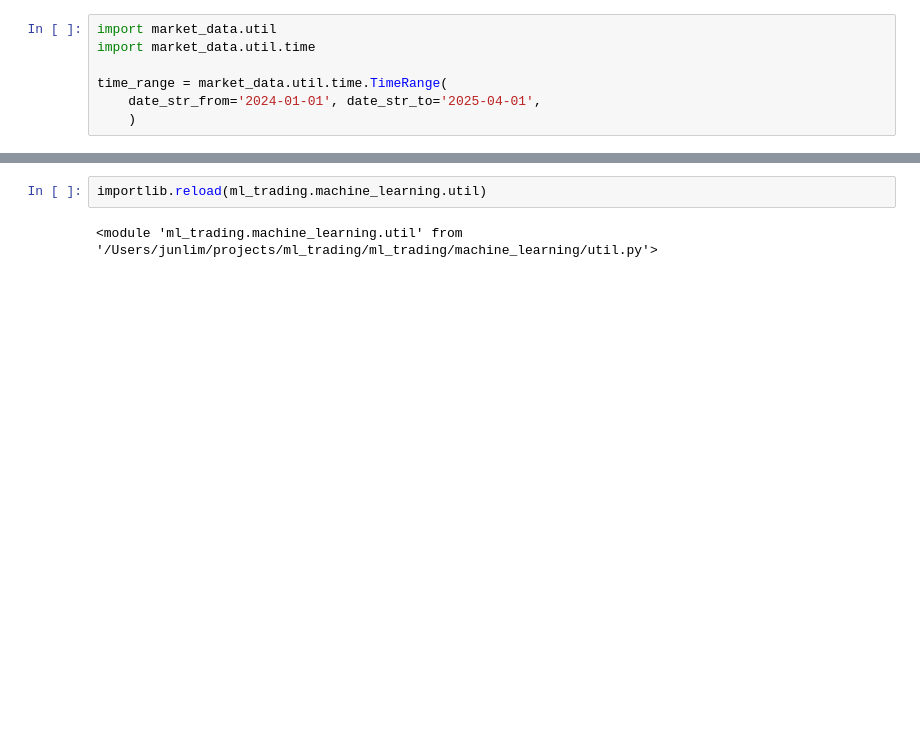
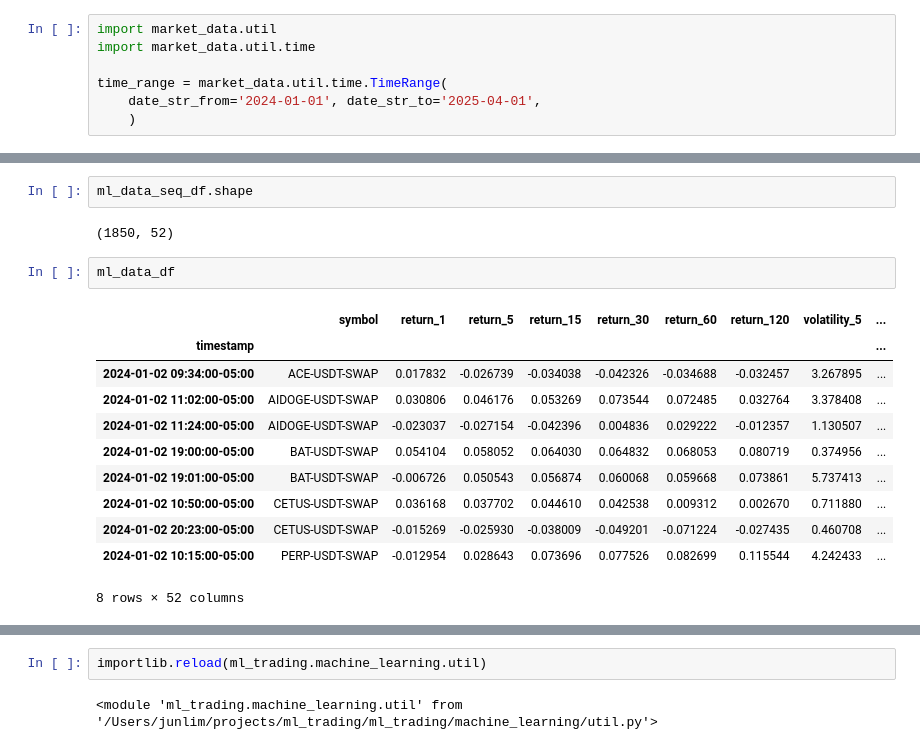
Before and after one commit to sculd/ml_trading, a Jupyter notebook: sandbox.ipynb, the cells around one changed output, grey strips where cells are left out. Drawn from its saved outputs; the diff is of its cells as text; blank space fills up the shorter version.

```diff
--- a/sandbox.ipynb
+++ b/sandbox.ipynb
@@ -30,3 +138,21 @@ time_range = market_data.util.time.TimeRange(
+# %%
+ml_data_seq_df.shape
+# %% [output]
+(1850, 52)
+# %%
+ml_data_df
+# %% [output]
+|  | symbol | return_1 | return_5 | return_15 | return_30 | return_60 | return_120 | volatility_5 | ... |
+| timestamp |  |  |  |  |  |  |  |  | ... |
+| 2024-01-02 09:34:00-05:00 | ACE-USDT-SWAP | 0.017832 | -0.026739 | -0.034038 | -0.042326 | -0.034688 | -0.032457 | 3.267895 | ... |
+| 2024-01-02 11:02:00-05:00 | AIDOGE-USDT-SWAP | 0.030806 | 0.046176 | 0.053269 | 0.073544 | 0.072485 | 0.032764 | 3.378408 | ... |
+| 2024-01-02 11:24:00-05:00 | AIDOGE-USDT-SWAP | -0.023037 | -0.027154 | -0.042396 | 0.004836 | 0.029222 | -0.012357 | 1.130507 | ... |
+| 2024-01-02 19:00:00-05:00 | BAT-USDT-SWAP | 0.054104 | 0.058052 | 0.064030 | 0.064832 | 0.068053 | 0.080719 | 0.374956 | ... |
+| 2024-01-02 19:01:00-05:00 | BAT-USDT-SWAP | -0.006726 | 0.050543 | 0.056874 | 0.060068 | 0.059668 | 0.073861 | 5.737413 | ... |
+| 2024-01-02 10:50:00-05:00 | CETUS-USDT-SWAP | 0.036168 | 0.037702 | 0.044610 | 0.042538 | 0.009312 | 0.002670 | 0.711880 | ... |
+| 2024-01-02 20:23:00-05:00 | CETUS-USDT-SWAP | -0.015269 | -0.025930 | -0.038009 | -0.049201 | -0.071224 | -0.027435 | 0.460708 | ... |
+| 2024-01-02 10:15:00-05:00 | PERP-USDT-SWAP | -0.012954 | 0.028643 | 0.073696 | 0.077526 | 0.082699 | 0.115544 | 4.242433 | ... |
+8 rows × 52 columns
 # %%
 import ml_trading.machine_learning.validation_data
 importlib.reload(ml_trading.machine_learning.validation_data)
```
Also changed, not shown: parts of 16 cells of this notebook, 4 other files.
